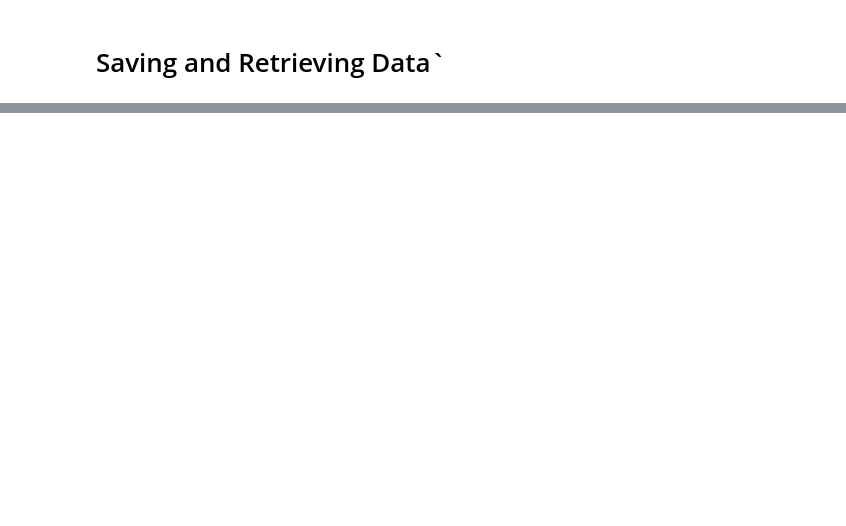
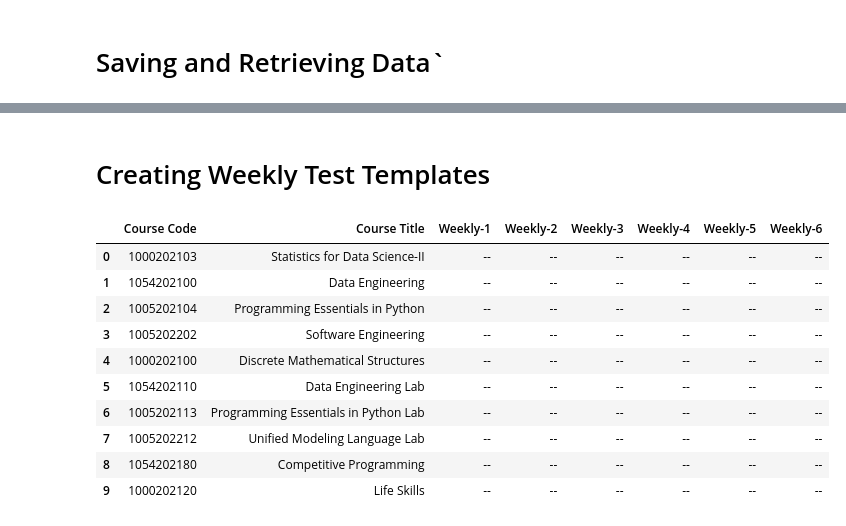
Before and after one commit to sasivatsal7122/MyAcadRec--webapp, a Jupyter notebook: sem/extractor.ipynb, the cells around one changed output, grey strips where cells are left out. Cells and saved outputs as stored; diff of their text form; code cells hidden in the pictures; blank space fills up the shorter version.

Commit message:
-aw added weekly,mid

```diff
--- a/sem/extractor.ipynb
+++ b/sem/extractor.ipynb
@@ -174,0 +198,6 @@ sem1df
+# %%
+sem3df['Mid-Term-1'] = '--'
+sem3df['Mid-Term-2'] = '--'
+# %%
+sem3df.drop(['Credits'],axis=1,inplace=True)
+sem3df
@@ -174,0 +234,48 @@ sem1df
+# %% [markdown]
+# Creating Weekly Test Templates
+# %%
+sem1df.drop(['Credits'],axis=1,inplace=True)
+sem1df['Weekly-1'] = '--'
+sem1df['Weekly-2'] = '--'
+sem1df['Weekly-3'] = '--'
+sem1df['Weekly-4'] = '--'
+sem1df['Weekly-5'] = '--'
+sem1df['Weekly-6'] = '--'
+
+
+sem2df.drop(['Credits'],axis=1,inplace=True)
+sem2df['Weekly-1'] = '--'
+sem2df['Weekly-2'] = '--'
+sem2df['Weekly-3'] = '--'
+sem2df['Weekly-4'] = '--'
+sem2df['Weekly-5'] = '--'
+sem2df['Weekly-6'] = '--'
+
+
+sem3df.drop(['Credits'],axis=1,inplace=True)
+sem3df['Weekly-1'] = '--'
+sem3df['Weekly-2'] = '--'
+sem3df['Weekly-3'] = '--'
+sem3df['Weekly-4'] = '--'
+sem3df['Weekly-5'] = '--'
+sem3df['Weekly-6'] = '--'
+
+
+
+sem1df.to_json("sem1_weekly_template.json")
+sem2df.to_json("sem2_weekly_template.json")
+sem3df.to_json("sem3_weekly_template.json")
+# %%
+sem3df
+# %% [output]
+|  | Course Code | Course Title | Weekly-1 | Weekly-2 | Weekly-3 | Weekly-4 | Weekly-5 | Weekly-6 |
+| 0 | 1000202103 | Statistics for Data Science-II | -- | -- | -- | -- | -- | -- |
+| 1 | 1054202100 | Data Engineering | -- | -- | -- | -- | -- | -- |
+| 2 | 1005202104 | Programming Essentials in Python | -- | -- | -- | -- | -- | -- |
+| 3 | 1005202202 | Software Engineering | -- | -- | -- | -- | -- | -- |
+| 4 | 1000202100 | Discrete Mathematical Structures | -- | -- | -- | -- | -- | -- |
+| 5 | 1054202110 | Data Engineering Lab | -- | -- | -- | -- | -- | -- |
+| 6 | 1005202113 | Programming Essentials in Python Lab | -- | -- | -- | -- | -- | -- |
+| 7 | 1005202212 | Unified Modeling Language Lab | -- | -- | -- | -- | -- | -- |
+| 8 | 1054202180 | Competitive Programming | -- | -- | -- | -- | -- | -- |
+| 9 | 1000202120 | Life Skills | -- | -- | -- | -- | -- | -- |
```
Also changed, not shown: parts of 13 cells of this notebook, 32 other files.
